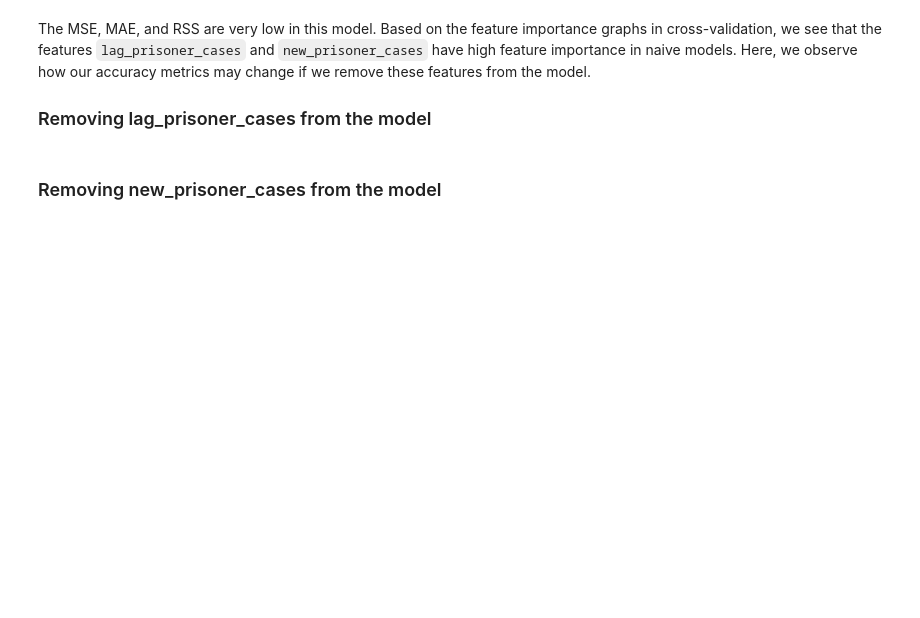
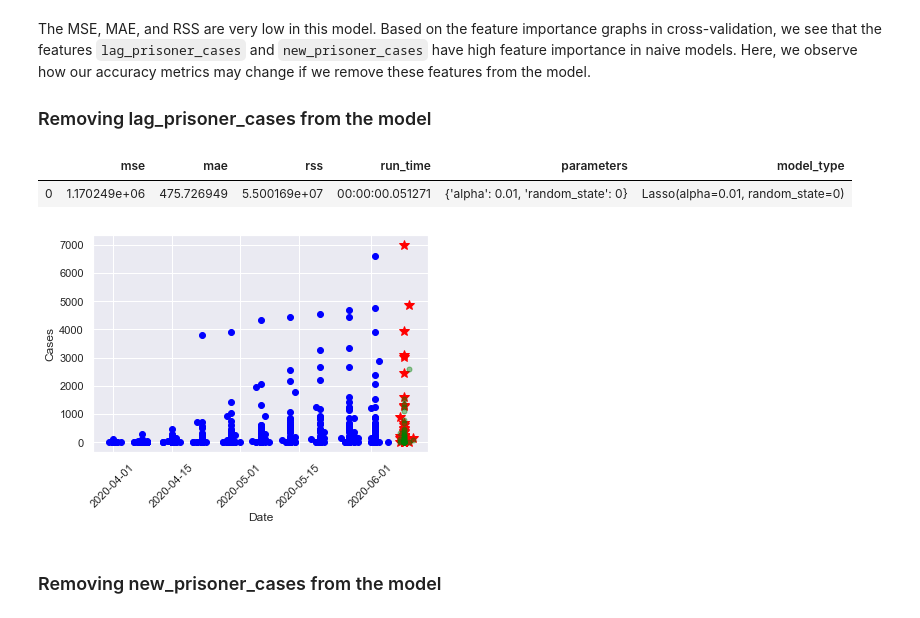
Before and after one commit to christi-liongson/covid_decarceration, a Jupyter notebook: analysis/prison_data_processing.ipynb, the cells around one changed output. Saved outputs shown, nothing was run; the diff lists cells and outputs as text; code cells hidden in the pictures; blank space fills up the shorter version.

```diff
--- a/analysis/prison_data_processing.ipynb
+++ b/analysis/prison_data_processing.ipynb
@@ -640,7 +661,11 @@ The MSE, MAE, and RSS are very low in this model. Based on the feature importanc
 
 ### Removing lag_prisoner_cases from the model
 # %%
-pha.predict_and_evaluate(train, test, 'total', best_models, features=FEATURES, target=TARGET, drop_features=['lag_prisoner_cases'])
+pha.predict_and_evaluate(train, test, 'total', best_models, drop_features=['lag_prisoner_cases'])
+# %% [output]
+|  | mse | mae | rss | run_time | parameters | model_type |
+| 0 | 1.170249e+06 | 475.726949 | 5.500169e+07 | 00:00:00.051271 | {'alpha': 0.01, 'random_state': 0} | Lasso(alpha=0.01, random_state=0) |
+[figure, added]
 # %% [markdown]
 ### Removing new_prisoner_cases from the model
 # %%
```
Also changed, not shown: parts of 12 cells of this notebook, 1 other file.
